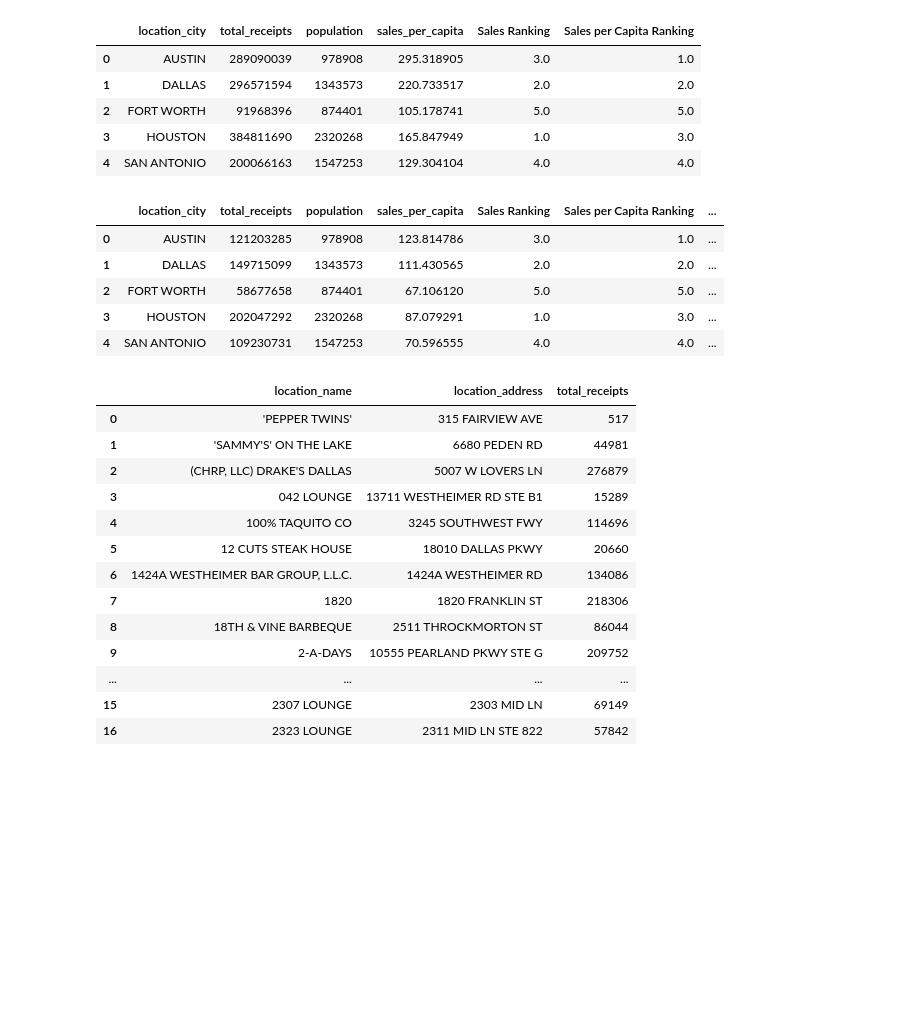
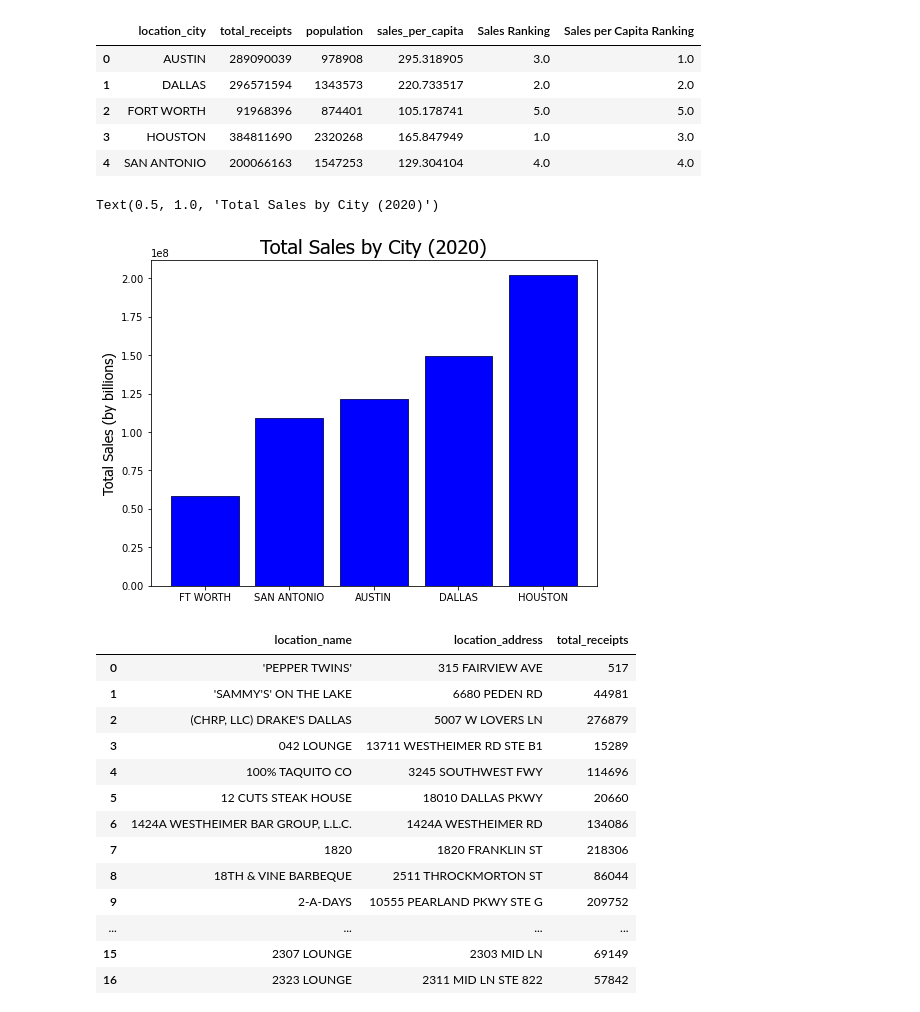
Before and after one commit to KelliDSmith/SMU_Project1_Group1, a Jupyter notebook: testing_kelli.ipynb, the cells around one changed output. Cells and saved outputs as stored; diff of their text form; code cells hidden in the pictures; blank space fills up the shorter version.

```diff
--- a/testing_kelli.ipynb
+++ b/testing_kelli.ipynb
@@ -113,14 +113,23 @@ citysales2020['Sales Ranking'] = citysales2020.total_receipts.rank(ascending=Fal
 citysales2020['Sales per Capita Ranking'] = citysales2020.sales_per_capita.rank(ascending=False)
 citysales2020['per_cap_yoy_diff'] = citysales2020.sales_per_capita - citysales2019.sales_per_capita
 citysales2020['diff%'] = citysales2020.sales_per_capita/citysales2019.sales_per_capita-1
-citysales2020
+citysales2020_sort = citysales2020.sort_values("total_receipts",ascending=True)
-# %% [output]
-|  | location_city | total_receipts | population | sales_per_capita | Sales Ranking | Sales per Capita Ranking | ... |
-| 0 | AUSTIN | 121203285 | 978908 | 123.814786 | 3.0 | 1.0 | ... |
-| 1 | DALLAS | 149715099 | 1343573 | 111.430565 | 2.0 | 2.0 | ... |
-| 2 | FORT WORTH | 58677658 | 874401 | 67.106120 | 5.0 | 5.0 | ... |
-| 3 | HOUSTON | 202047292 | 2320268 | 87.079291 | 1.0 | 3.0 | ... |
-| 4 | SAN ANTONIO | 109230731 | 1547253 | 70.596555 | 4.0 | 4.0 | ... |
+# %%
+plt.figure(figsize=(8,6))
+cities = ['FORT WORTH','SAN ANTONIO','AUSTIN','DALLAS','HOUSTON']
+total_sales = citysales2020_sort['total_receipts']
+x_axis = np.arange(len(cities))
+plt.bar(x_axis, total_sales, color="blue", edgecolor="midnightblue", align="center")
+hfont = {'fontname':'Tahoma'}
+tick_locations = [value for value in x_axis]
+plt.xticks(tick_locations, ['FT WORTH','SAN ANTONIO','AUSTIN','DALLAS','HOUSTON'])
+# plt.xlabel("Cities", **hfont,fontsize=12)
+plt.ylabel("Total Sales (by billions)", **hfont,fontsize=14)
+plt.title("Total Sales by City (2020)", **hfont,fontsize=20)
+# plt.savefig("../SMU Stuff/Total_Liq_Sales_2019v2020.png")
+# %% [output]
+Text(0.5, 1.0, 'Total Sales by City (2020)')
+[figure, added]
 # %%
 storesales2019 = dfcities2019.groupby(['location_name','location_address'])['total_receipts'].sum().reset_index()
 storesales2019.head(20)
```
Also changed, not shown: parts of 4 cells of this notebook, 3 other files.
